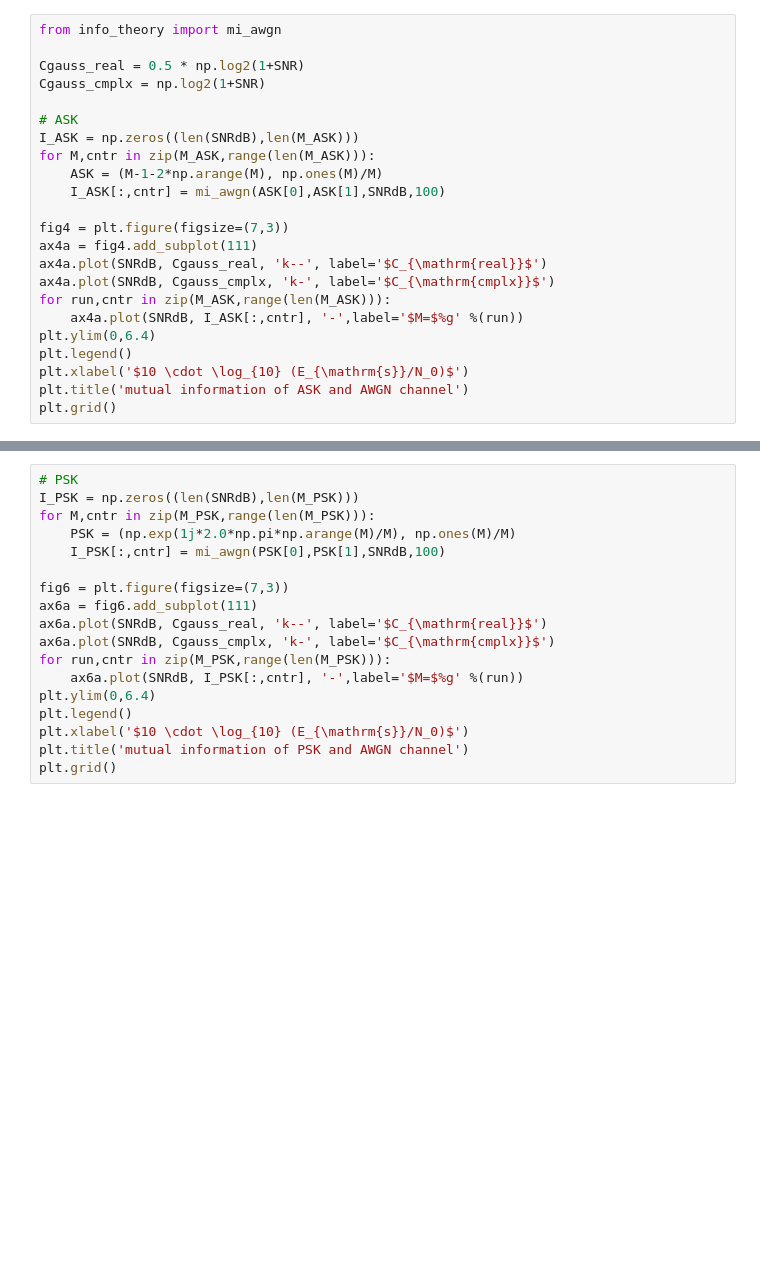
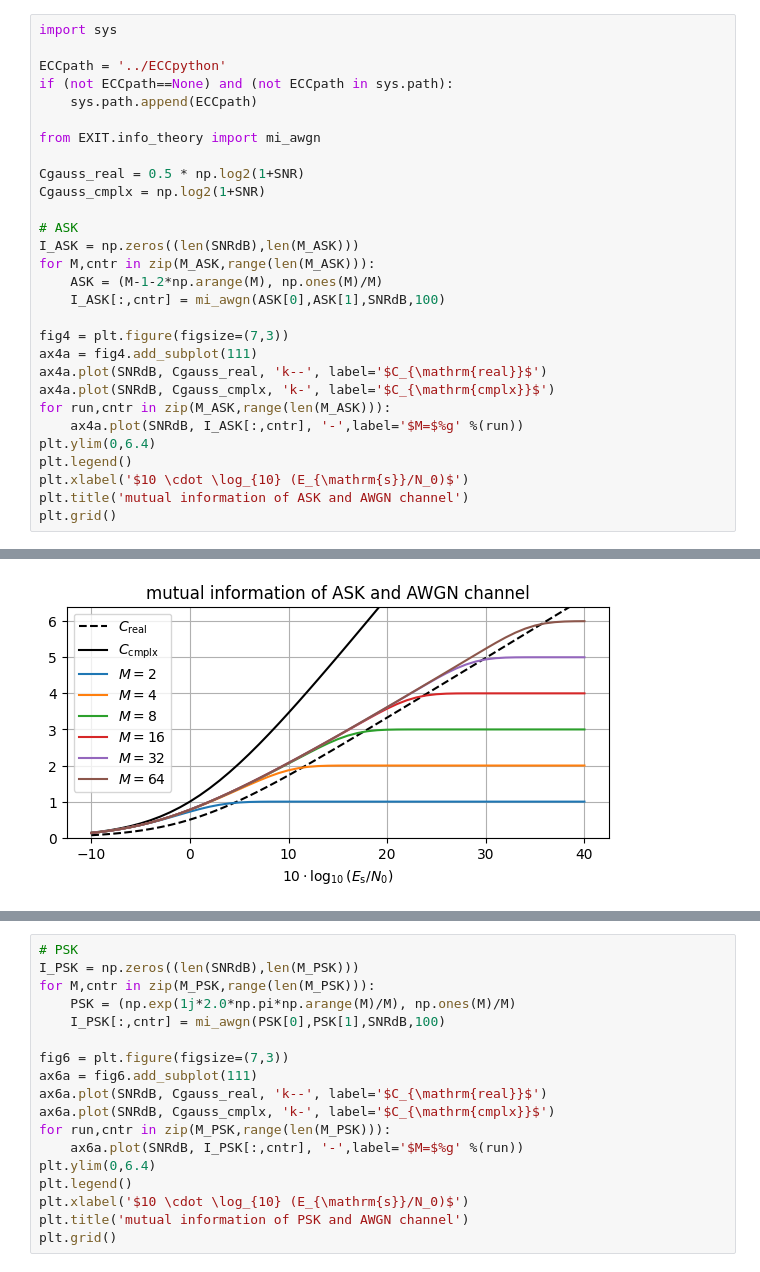
Before and after one commit to VK-NT2024/Nachrichtentechnik-Lecture, a Jupyter notebook: Part4-Channels/NT-ErrorRateMutualInformation.ipynb, the cells around one changed output, grey strips where cells are left out. Drawn from its saved outputs; the diff is of its cells as text; blank space fills up the shorter version.

```diff
--- a/Part4-Channels/NT-ErrorRateMutualInformation.ipynb
+++ b/Part4-Channels/NT-ErrorRateMutualInformation.ipynb
@@ -246,5 +244,11 @@ can only be determined by numerical integration. The mutual information's unit i
 # %%
-from info_theory import mi_awgn
+import sys
+
+ECCpath = '../ECCpython'
+if (not ECCpath==None) and (not ECCpath in sys.path):
+    sys.path.append(ECCpath)
+
+from EXIT.info_theory import mi_awgn
 
 Cgauss_real = 0.5 * np.log2(1+SNR)
 Cgauss_cmplx = np.log2(1+SNR)
@@ -271,3 +274,4 @@ plt.grid()
+[figure, added]
 # %%
 # QAM
 I_QAM = np.zeros((len(SNRdB),len(M_QAM)))
```
Also changed, not shown: parts of 23 cells of this notebook, 10 other files.
